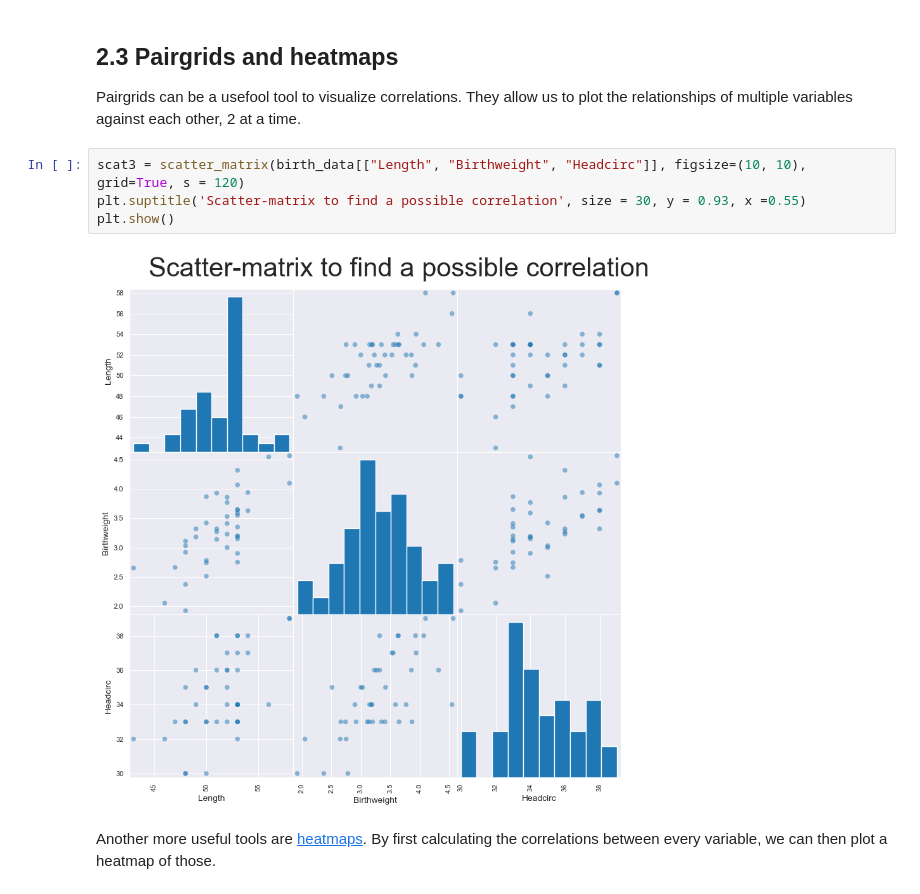
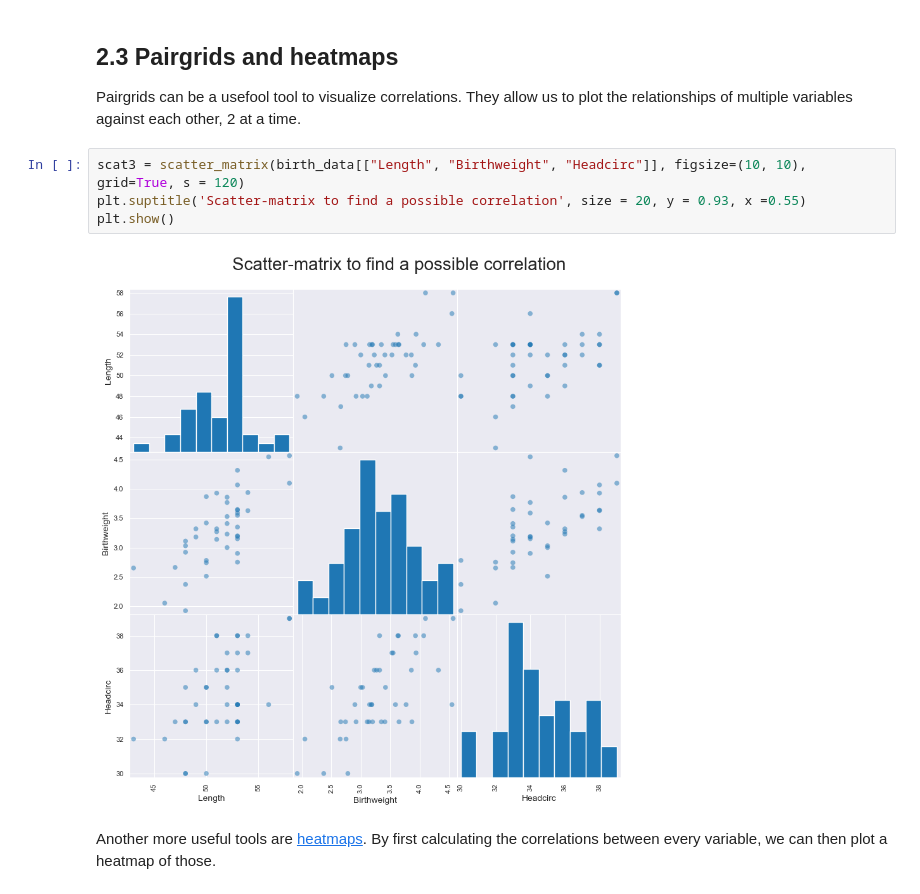
Before and after one commit to michalis0/Business-Intelligence-and-Analytics, a Jupyter notebook: labs/03 - Pandas - Data Cleaning/walkthrough/walkthrough_03_EDA.ipynb, the cells around one changed output. Saved outputs shown, nothing was run; the diff lists cells and outputs as text.

```diff
--- a/labs/03 - Pandas - Data Cleaning/walkthrough/walkthrough_03_EDA.ipynb
+++ b/labs/03 - Pandas - Data Cleaning/walkthrough/walkthrough_03_EDA.ipynb
@@ -642,10 +653,10 @@ Plot a scatterplot between the "smoker", "Birthweight" and "mage" columns.
 Pairgrids can be a usefool tool to visualize correlations. They allow us to plot the relationships of multiple variables against each other, 2 at a time.
 # %%
 scat3 = scatter_matrix(birth_data[["Length", "Birthweight", "Headcirc"]], figsize=(10, 10), grid=True, s = 120)
-plt.suptitle('Scatter-matrix to find a possible correlation', size = 30, y = 0.93, x =0.55)
+plt.suptitle('Scatter-matrix to find a possible correlation', size = 20, y = 0.93, x =0.55)
 plt.show()
 # %% [output]
-[figure, old version]
+[figure, new version]
 # %% [markdown]
 Another more useful tools are [heatmaps](https://en.wikipedia.org/wiki/Heat_map). By first calculating the correlations between every variable, we can then plot a heatmap of those.
 # %%
```
Also changed, not shown: parts of 20 cells of this notebook.
